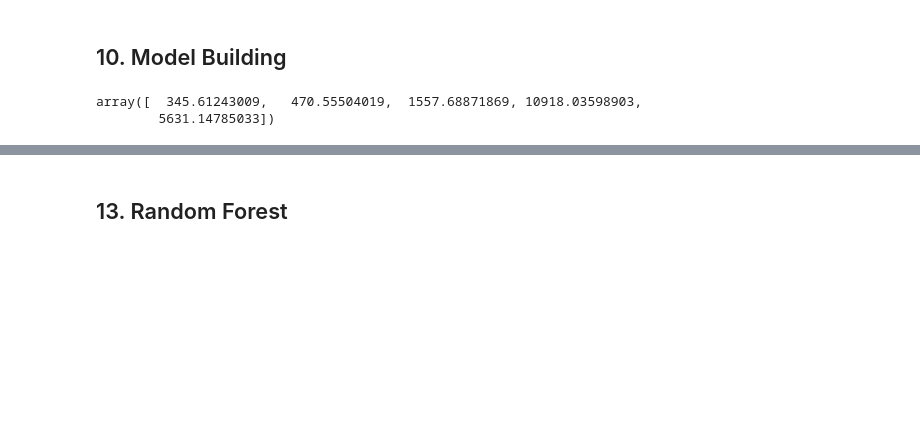
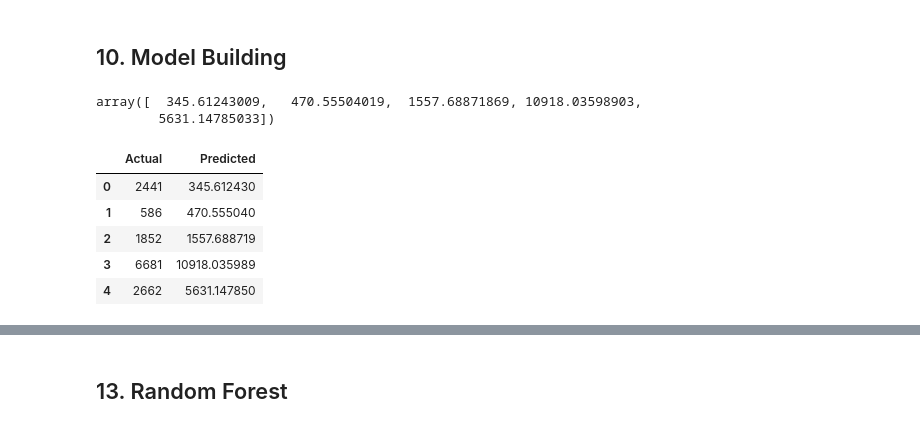
Before and after one commit to prat-yussh/AI-Workforce-Layoffs-Analysis, a Jupyter notebook: layoff_count_prediction.ipynb, the cells around one changed output, grey strips where cells are left out. Saved outputs shown, nothing was run; the diff lists cells and outputs as text; code cells hidden in the pictures; blank space fills up the shorter version.

```diff
--- a/layoff_count_prediction.ipynb
+++ b/layoff_count_prediction.ipynb
@@ -240,5 +240,19 @@ y_pred_lr[:5]
 # %% [output]
 array([  345.61243009,   470.55504019,  1557.68871869, 10918.03598903,
         5631.14785033])
+# %%
+comparison = pd.DataFrame({
+    "Actual":y_test.values,
+    "Predicted":y_pred_lr
+})
+
+comparison.head()
+# %% [output]
+|  | Actual | Predicted |
+| 0 | 2441 | 345.612430 |
+| 1 | 586 | 470.555040 |
+| 2 | 1852 | 1557.688719 |
+| 3 | 6681 | 10918.035989 |
+| 4 | 2662 | 5631.147850 |
 # %% [markdown]
 ## 11. Model Evaluation
```
Also changed, not shown: parts of 9 cells of this notebook.
